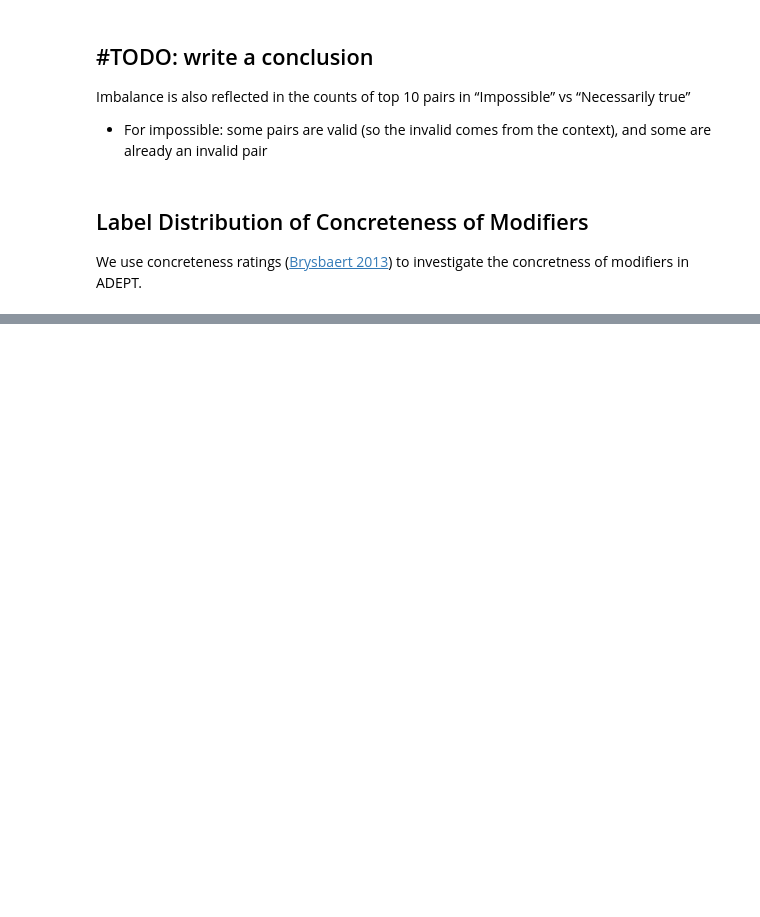
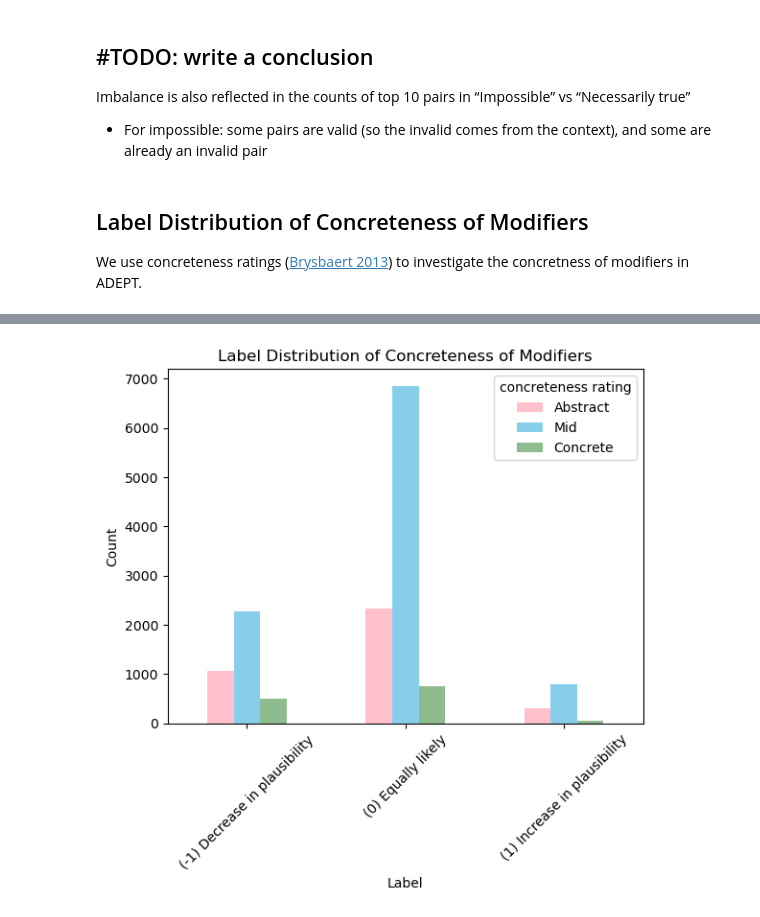
Before and after one commit to chihyi-lin/semantic-plausibility-datasets, a Jupyter notebook: data_analysis/adept.ipynb, the cells around one changed output, grey strips where cells are left out. Cells and saved outputs as stored; diff of their text form; code cells hidden in the pictures; blank space fills up the shorter version.

Commit message:
add concreteness analysis to modifiers

```diff
--- a/data_analysis/adept.ipynb
+++ b/data_analysis/adept.ipynb
@@ -267,7 +271,9 @@ Imbalance is also reflected in the counts of top 10 pairs in “Impossible” vs
 ## Label Distribution of Concreteness of Modifiers
 We use concreteness ratings ([Brysbaert 2013](https://link.springer.com/article/10.3758/s13428-013-0403-5)) to investigate the concretness of modifiers in ADEPT.
 # %%
+# read the concreteness ratings as pandas dataframe
 concrete_path = "../datasets/concrete.xlsx"
 concrete_df = pd.read_excel(concrete_path)
-concrete_df.head(10)
+concrete_df = concrete_df[["Word", "Conc.M"]]
+concrete_df.head()
 # %% [output]
@@ -274,0 +286,5 @@ ImportError: Missing optional dependency 'openpyxl'.  Use pip or conda to instal
+# %%
+merged_df = pd.merge(combined_df, concrete_df, left_on='modifier', right_on='Word', how='left')
+merged_df = merged_df.drop(columns=['Word'])
+combined_df = merged_df.rename(columns={'Conc.M': 'conc_rating'})
+combined_df
@@ -274,0 +320,15 @@ ImportError: Missing optional dependency 'openpyxl'.  Use pip or conda to instal
+# %%
+# mapping float values to 3 concreteness classes: -1 -> "abstract", 0 -> "mid", 1 -> "concrete"
+def map_conc_rating(value):
+    if pd.notna(value):
+        if 0 < value < 2:
+            return -1
+        elif 2 <= value < 4:
+            return 0
+        elif value >= 4:
+            return 1
+    return value
+
+combined_df['conc_rating_mapped'] = combined_df['conc_rating'].apply(map_conc_rating)
+combined_df = combined_df.rename(columns={'label_strings': 'label_3_class'})
+combined_df[['modifier','label_3_class','conc_rating_mapped']]
@@ -274,0 +349,14 @@ ImportError: Missing optional dependency 'openpyxl'.  Use pip or conda to instal
+# %%
+# for each label, count numbers of -1, 0, 1 in conc_rating_mapped
+counts_df = combined_df.groupby(['label_3_class', 'conc_rating_mapped']).size().unstack(fill_value=0)
+
+# Plot grouped bar chart with subplots
+counts_df.plot(kind='bar', color=['pink', 'skyblue', 'darkseagreen'])
+plt.xlabel('Label')
+plt.ylabel('Count')
+plt.title('Label Distribution of Concreteness of Modifiers')
+plt.xticks(rotation=45)
+plt.legend(title = 'concreteness rating', labels = ['Abstract', 'Mid', 'Concrete'])
+plt.show()
+# %% [output]
+[figure, added]
```
Also changed, not shown: parts of 11 cells of this notebook.
